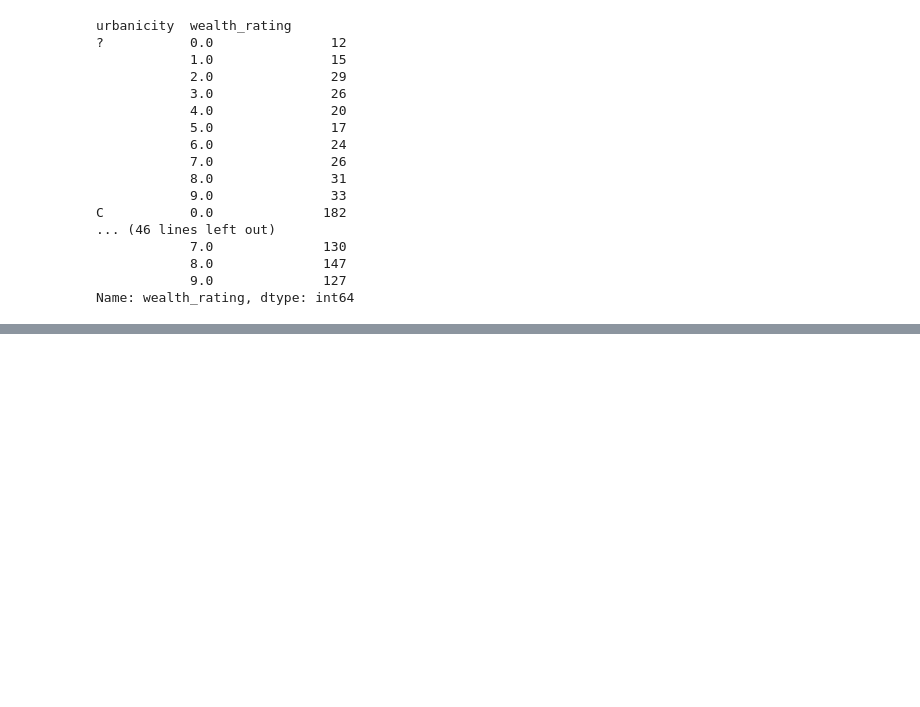
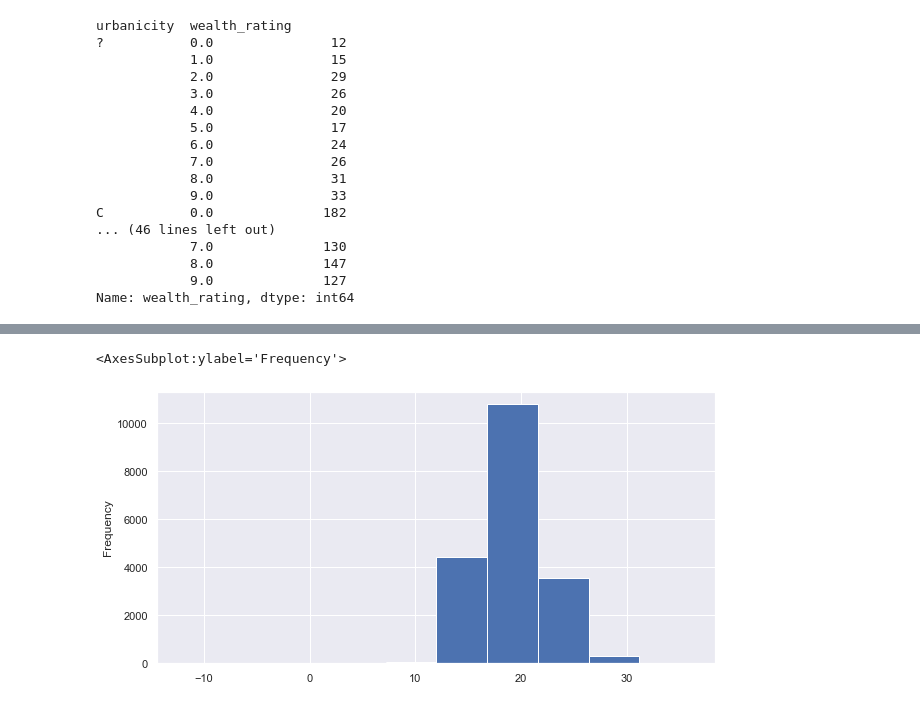
Before and after one commit to jindukwentua/Applying-Machine-Learning-to-Charity-donations, a Jupyter notebook: notebook/analysis.ipynb, the cells around one changed output, grey strips where cells are left out. Drawn from its saved outputs; the diff is of its cells as text; code cells hidden in the pictures; blank space fills up the shorter version.

```diff
--- a/notebook/analysis.ipynb
+++ b/notebook/analysis.ipynb
@@ -620,0 +684,5 @@ df['donor_age'].plot.hist(figsize=(10,5))
+# %%
+df['months_since_last_prom_resp'].plot.hist(figsize=(10,5))
+# %% [output]
+<AxesSubplot:ylabel='Frequency'>
+[figure, added]
```
Also changed, not shown: parts of 38 cells of this notebook.
